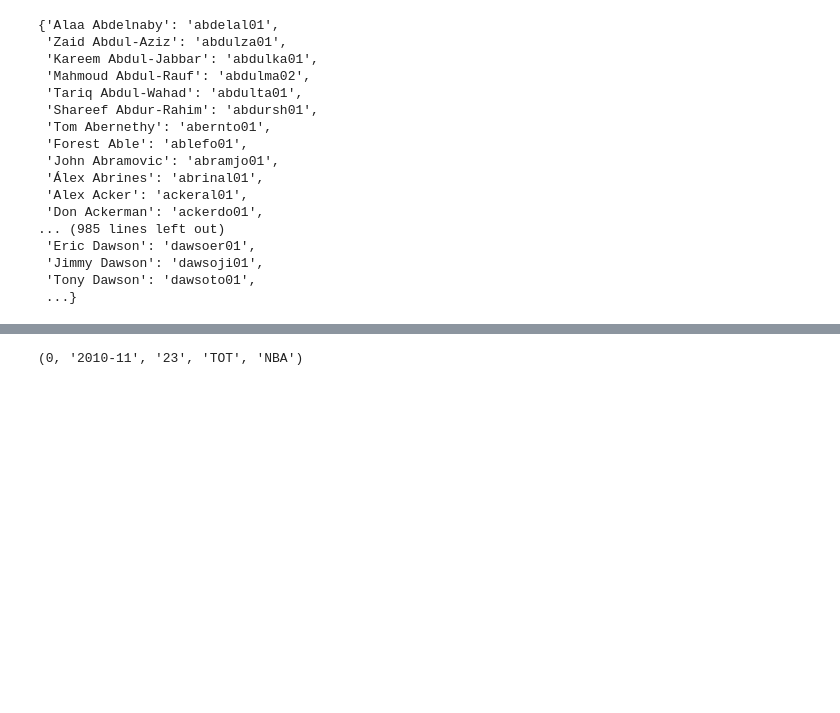
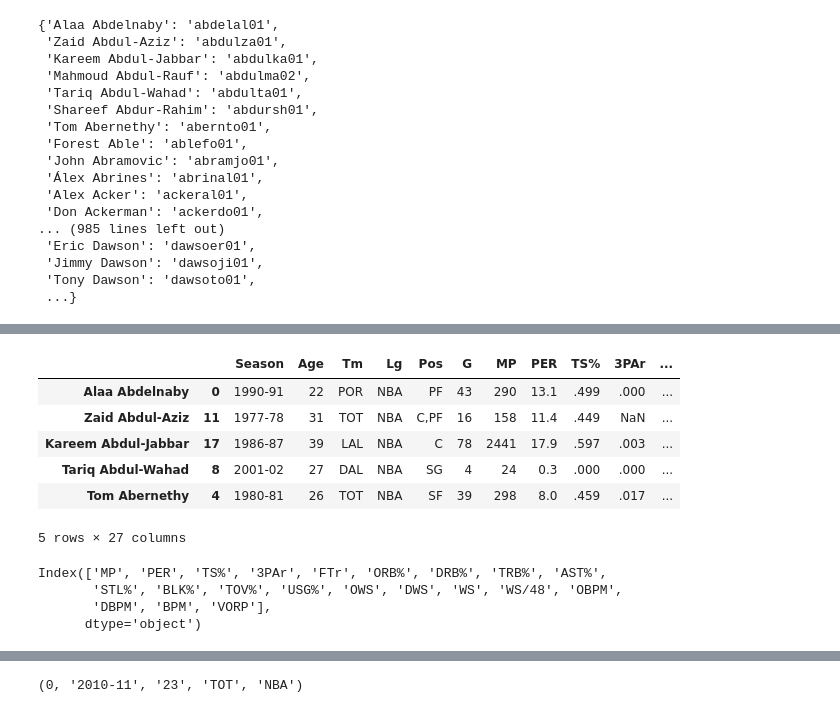
Before and after one commit to samhld/nba_stats, a Jupyter notebook: scratchpads/first.ipynb, the cells around one changed output, grey strips where cells are left out. Drawn from its saved outputs; the diff is of its cells as text; code cells hidden in the pictures; blank space fills up the shorter version.

```diff
--- a/scratchpads/first.ipynb
+++ b/scratchpads/first.ipynb
@@ -135,0 +164,25 @@ all_stats[::5]
+# %%
+dfs_adv = []
+for i,url in enumerate(full_player_urls[:650]):
+    # print(f"{i+600}: {url}")
+    dfs_adv.append(player_stats(requests.get(url), "advanced"))
+# %%
+adv_650 = pd.concat(dfs_adv, keys=list(player_dict.keys())[:650])
+adv_650[::20].head()
+# %% [output]
+|  |  | Season | Age | Tm | Lg | Pos | G | MP | PER | TS% | 3PAr | ... |
+| Alaa Abdelnaby | 0 | 1990-91 | 22 | POR | NBA | PF | 43 | 290 | 13.1 | .499 | .000 | ... |
+| Zaid Abdul-Aziz | 11 | 1977-78 | 31 | TOT | NBA | C,PF | 16 | 158 | 11.4 | .449 | NaN | ... |
+| Kareem Abdul-Jabbar | 17 | 1986-87 | 39 | LAL | NBA | C | 78 | 2441 | 17.9 | .597 | .003 | ... |
+| Tariq Abdul-Wahad | 8 | 2001-02 | 27 | DAL | NBA | SG | 4 | 24 | 0.3 | .000 | .000 | ... |
+| Tom Abernethy | 4 | 1980-81 | 26 | TOT | NBA | SF | 39 | 298 | 8.0 | .459 | .017 | ... |
+5 rows × 27 columns
+# %%
+# First 6 cols of each DF are dupes so removing the first 6 of adv_60
+adv_650_cols = adv_650.columns
+adv_650_cols[6:]
+# %% [output]
+Index(['MP', 'PER', 'TS%', '3PAr', 'FTr', 'ORB%', 'DRB%', 'TRB%', 'AST%',
+       'STL%', 'BLK%', 'TOV%', 'USG%', 'OWS', 'DWS', 'WS', 'WS/48', 'OBPM',
+       'DBPM', 'BPM', 'VORP'],
+      dtype='object')
```
Also changed, not shown: parts of 12 cells of this notebook, 3 other files.
